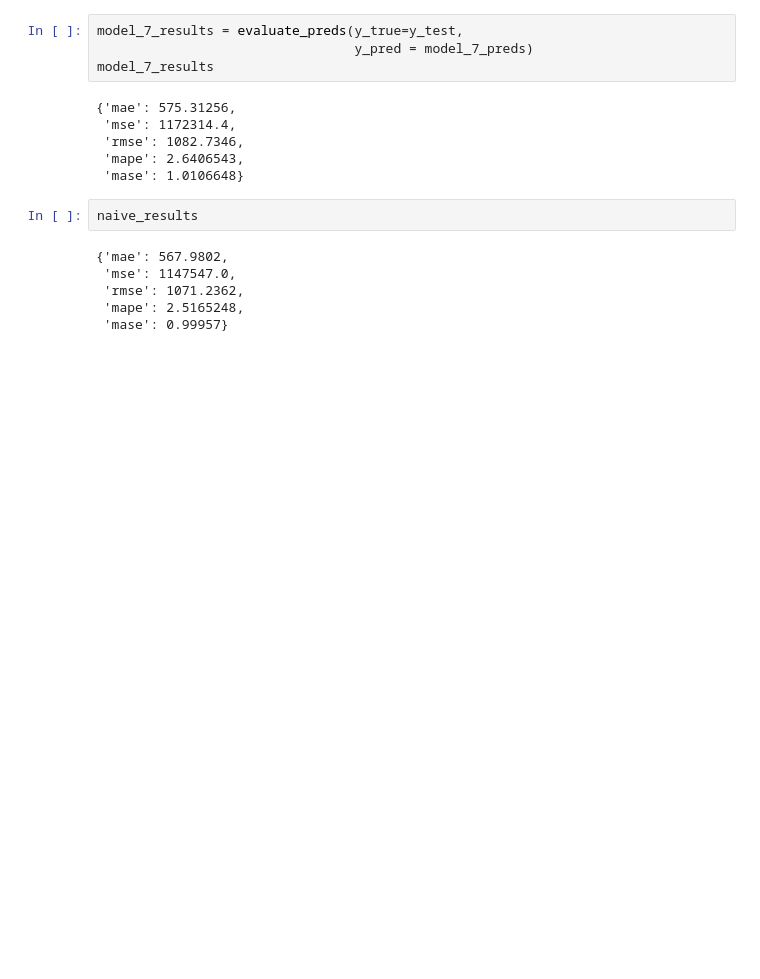
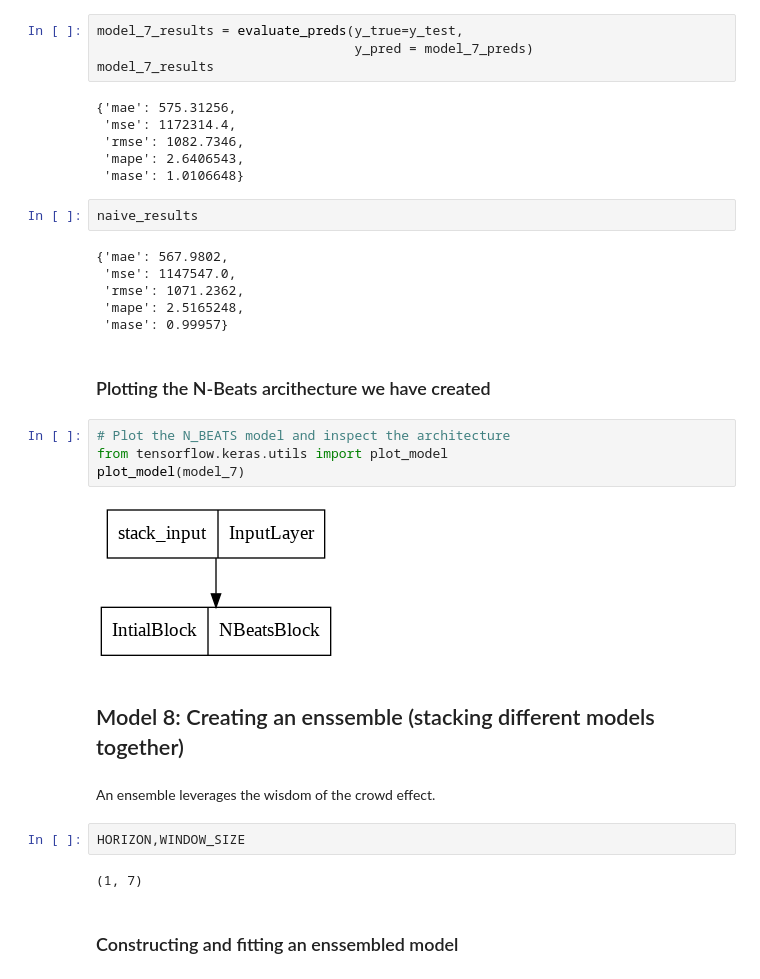
Before and after one commit to Muhammad-Zohair-Baig/Tensor-Flow, a Jupyter notebook: Time_series_fudametals_Tensorflow_10.ipynb, the cells around one changed output. Saved outputs shown, nothing was run; the diff lists cells and outputs as text; blank space fills up the shorter version.

```diff
--- a/Time_series_fudametals_Tensorflow_10.ipynb
+++ b/Time_series_fudametals_Tensorflow_10.ipynb
@@ -1728,3 +1728,21 @@ naive_results
  'rmse': 1071.2362,
  'mape': 2.5165248,
  'mase': 0.99957}
+# %% [markdown]
+### Plotting the N-Beats arcithecture we have created
+# %%
+# Plot the N_BEATS model and inspect the architecture
+from tensorflow.keras.utils import plot_model
+plot_model(model_7)
+# %% [output]
+[figure, added]
+# %% [markdown]
+## Model 8: Creating an enssemble (stacking different models together)
+# %% [markdown]
+An ensemble leverages the wisdom of the crowd effect.
+# %%
+HORIZON,WINDOW_SIZE
+# %% [output]
+(1, 7)
+# %% [markdown]
+### Constructing and fitting an enssembled model
```
Also changed, not shown: parts of 16 cells of this notebook.
